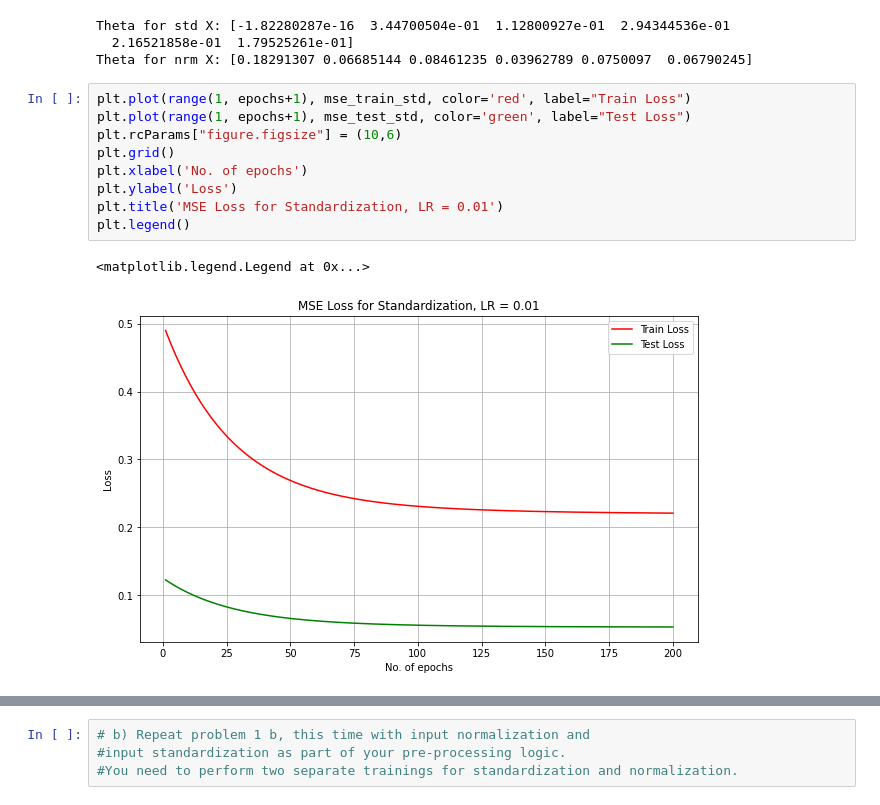
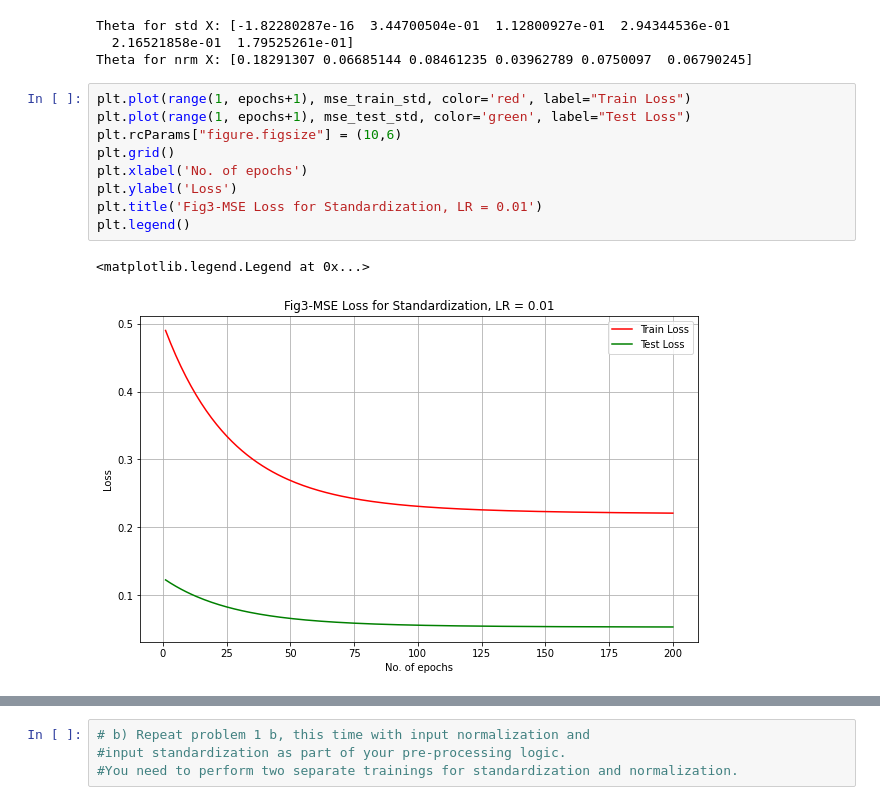
Before and after one commit to VishakhaDixit/IntroToML, a Jupyter notebook: HW_1/HW-1.ipynb, the cells around one changed output, grey strips where cells are left out. Drawn from its saved outputs; the diff is of its cells as text.

```diff
--- a/HW_1/HW-1.ipynb
+++ b/HW_1/HW-1.ipynb
@@ -205,15 +209,15 @@ Theta for nrm X: [0.18291307 0.06685144 0.08461235 0.03962789 0.0750097  0.06790
 # %%
 plt.plot(range(1, epochs+1), mse_train_std, color='red', label="Train Loss")
 plt.plot(range(1, epochs+1), mse_test_std, color='green', label="Test Loss")
 plt.rcParams["figure.figsize"] = (10,6)
 plt.grid()
 plt.xlabel('No. of epochs')
 plt.ylabel('Loss')
-plt.title('MSE Loss for Standardization, LR = 0.01')
+plt.title('Fig3-MSE Loss for Standardization, LR = 0.01')
 plt.legend()
 # %% [output]
 <matplotlib.legend.Legend at 0x...>
-[figure, old version]
+[figure, new version]
 # %%
 plt.plot(range(1, epochs+1), mse_train_nrm, color='red', label="Train Loss")
 plt.plot(range(1, epochs+1), mse_test_nrm, color='green', label="Test Loss")
```
Also changed, not shown: parts of 9 cells of this notebook.
